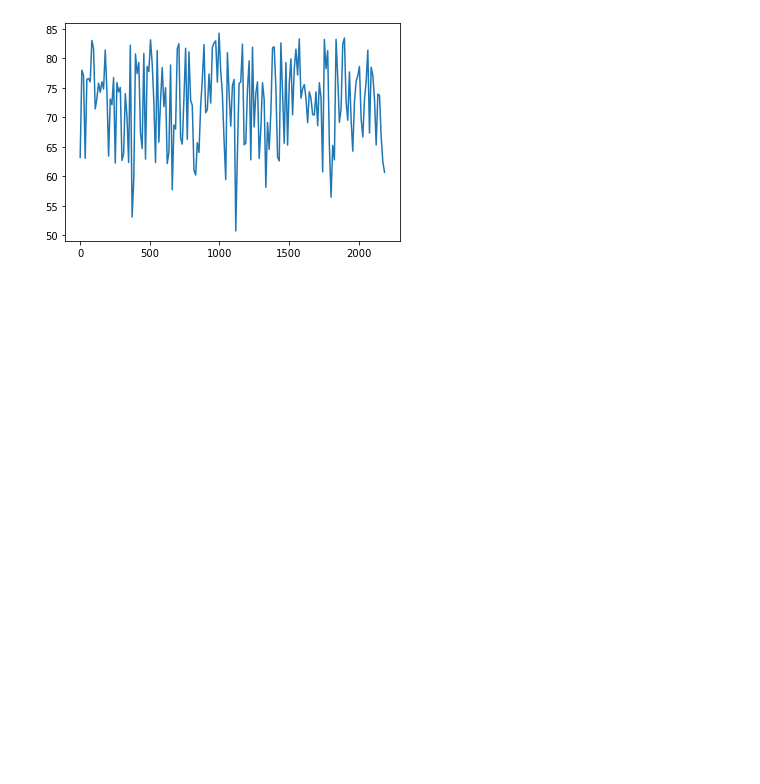
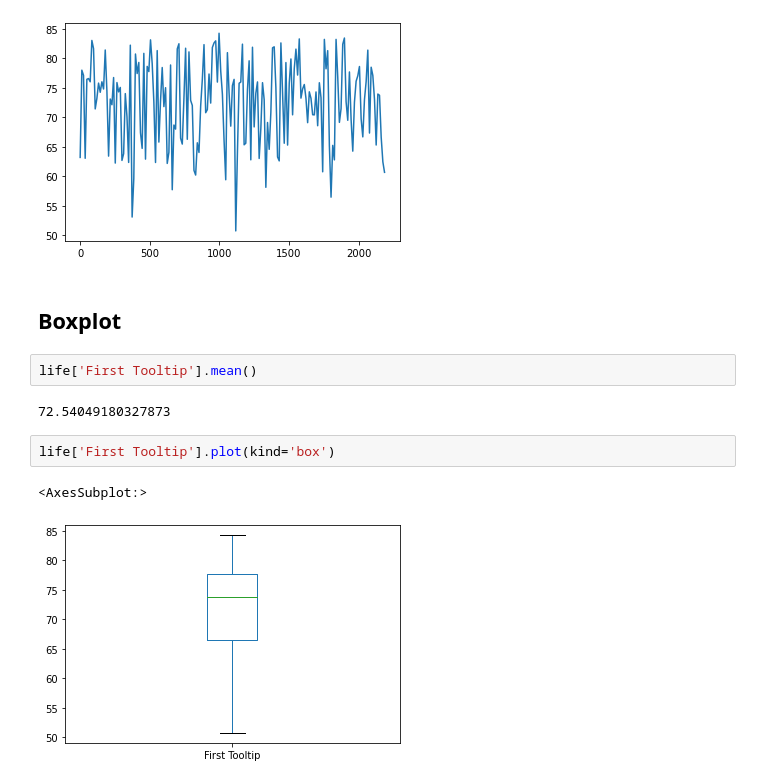
Before and after one commit to van-sprundel/Data-Science-Portfolio, a Jupyter notebook: week 1/Assignment 5.ipynb, the cells around one changed output. Saved outputs shown, nothing was run; the diff lists cells and outputs as text; blank space fills up the shorter version.

```diff
--- a/week 1/Assignment 5.ipynb
+++ b/week 1/Assignment 5.ipynb
@@ -49,3 +46,14 @@ life['First Tooltip'].plot()
 # %% [output]
 <AxesSubplot:>
 [figure]
+# %% [markdown]
+## Boxplot
+# %%
+life['First Tooltip'].mean()
+# %% [output]
+72.54049180327873
+# %%
+life['First Tooltip'].plot(kind='box')
+# %% [output]
+<AxesSubplot:>
+[figure, added]
```
Also changed, not shown: parts of 2 cells of this notebook, 2 other files.
